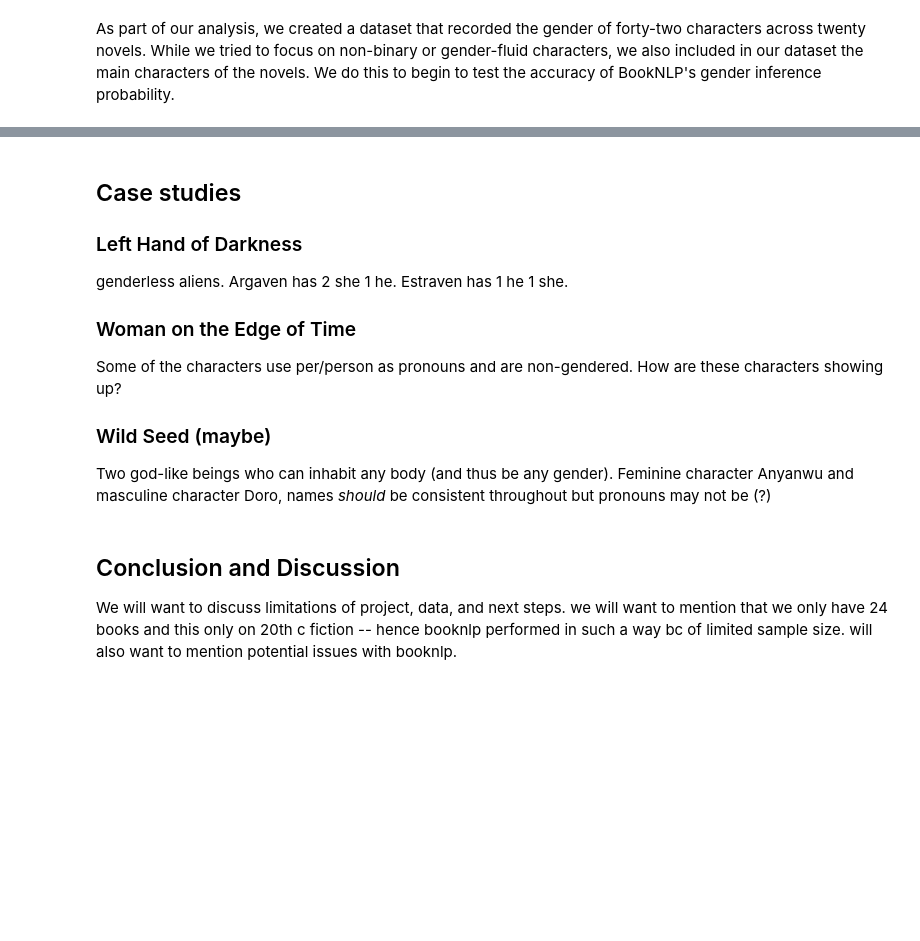
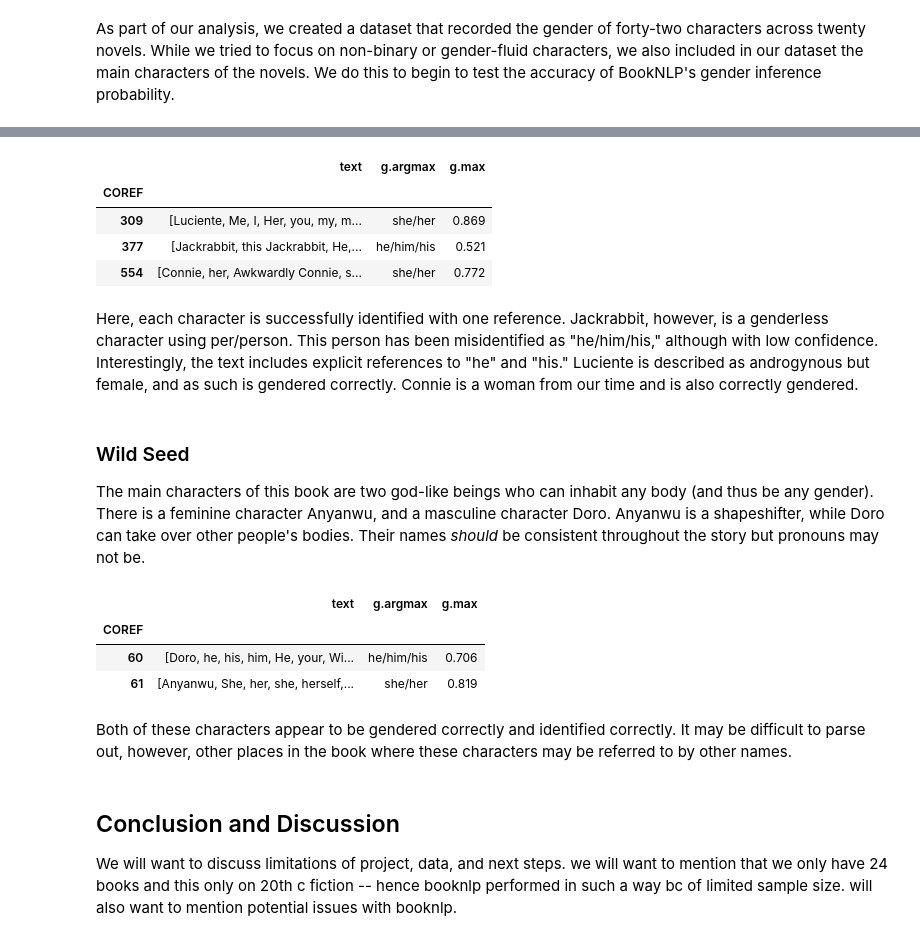
Before and after one commit to danieljohnevans/2022Fall_projects, a Jupyter notebook: data_pipeline.ipynb, the cells around one changed output, grey strips where cells are left out. Drawn from its saved outputs; the diff is of its cells as text; code cells hidden in the pictures; blank space fills up the shorter version.

Commit message:
adding case studies in jupyter and adjusting doc tests in .py file

```diff
--- a/data_pipeline.ipynb
+++ b/data_pipeline.ipynb
@@ -111,10 +149,22 @@ As part of our analysis, we created a dataset that recorded the gender of forty-
+# %%
+### to be fixed later
+wet_entit = pd.read_csv('data/dan_booknlp/mdp.39015000244577/mdp.39015000244577.entities', sep='\t')
+wet_entit.drop(['start_token', 'end_token'], axis=1, inplace=True)  # drop because it complicates what counts as a unique row
+# %%
+wet_df = pickle_df[pickle_df['title']=='Woman on the edge of time / Marge Piercy.']
+wet_chars_list = ['Luciente', 'Jackrabbit', 'Connie']
+wet_chars = analysis.get_character_refs(wet_chars_list, wet_entit)
+# %%
+wet_final = analysis.combine_book_and_entity(wet_chars, wet_df)
+wet_final
+# %% [output]
+|  | text | g.argmax | g.max |
+| COREF |  |  |  |
+| 309 | [Luciente, Me, I, Her, you, my, m... | she/her | 0.869 |
+| 377 | [Jackrabbit, this Jackrabbit, He,... | he/him/his | 0.521 |
+| 554 | [Connie, her, Awkwardly Connie, s... | she/her | 0.772 |
+# %% [markdown]
+Here, each character is successfully identified with one reference. Jackrabbit, however, is a genderless character using per/person. This person has been misidentified as "he/him/his," although with low confidence. Interestingly, the text includes explicit references to "he" and "his." Luciente is described as androgynous but female, and as such is gendered correctly. Connie is a woman from our time and is also correctly gendered.
 # %% [markdown]
-## Case studies
-### Left Hand of Darkness
-genderless aliens. Argaven has 2 she 1 he. Estraven has 1 he 1 she.
-
-### Woman on the Edge of Time
-Some of the characters use per/person as pronouns and are non-gendered. How are these characters showing up?
-
-### Wild Seed (maybe)
-Two god-like beings who can inhabit any body (and thus be any gender). Feminine character Anyanwu and masculine character Doro, names *should* be consistent throughout but pronouns may not be (?)
+### Wild Seed
+The main characters of this book are two god-like beings who can inhabit any body (and thus be any gender). There is a feminine character Anyanwu, and a masculine character Doro. Anyanwu is a shapeshifter, while Doro can take over other people's bodies. Their names *should* be consistent throughout the story but pronouns may not be.
@@ -121,3 +179,13 @@ Two god-like beings who can inhabit any body (and thus be any gender). Feminine
+# %%
+ws_final = analysis.combine_book_and_entity(ws_chars, ws_df)
+ws_final
+# %% [output]
+|  | text | g.argmax | g.max |
+| COREF |  |  |  |
+| 60 | [Doro, he, his, him, He, your, Wi... | he/him/his | 0.706 |
+| 61 | [Anyanwu, She, her, she, herself,... | she/her | 0.819 |
+# %% [markdown]
+Both of these characters appear to be gendered correctly and identified correctly. It may be difficult to parse out, however, other places in the book where these characters may be referred to by other names.
 # %% [markdown]
 ## Conclusion and Discussion
 
```
Also changed, not shown: parts of 11 cells of this notebook, 1 other file.
